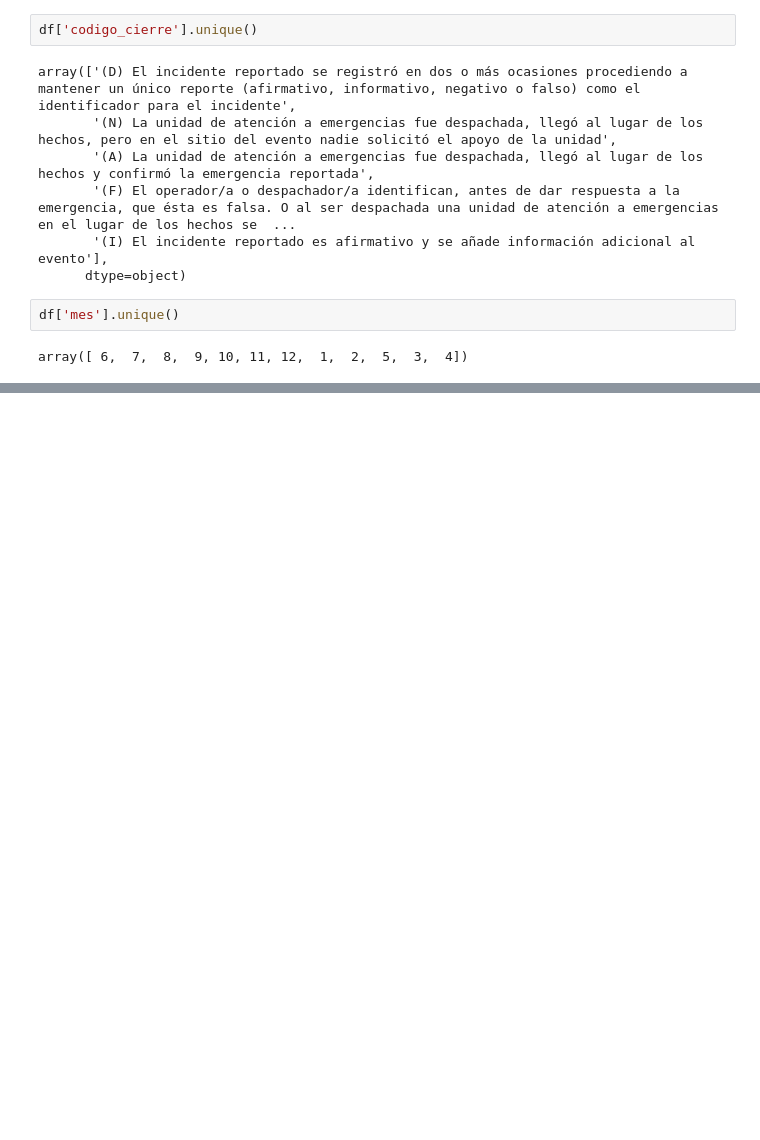
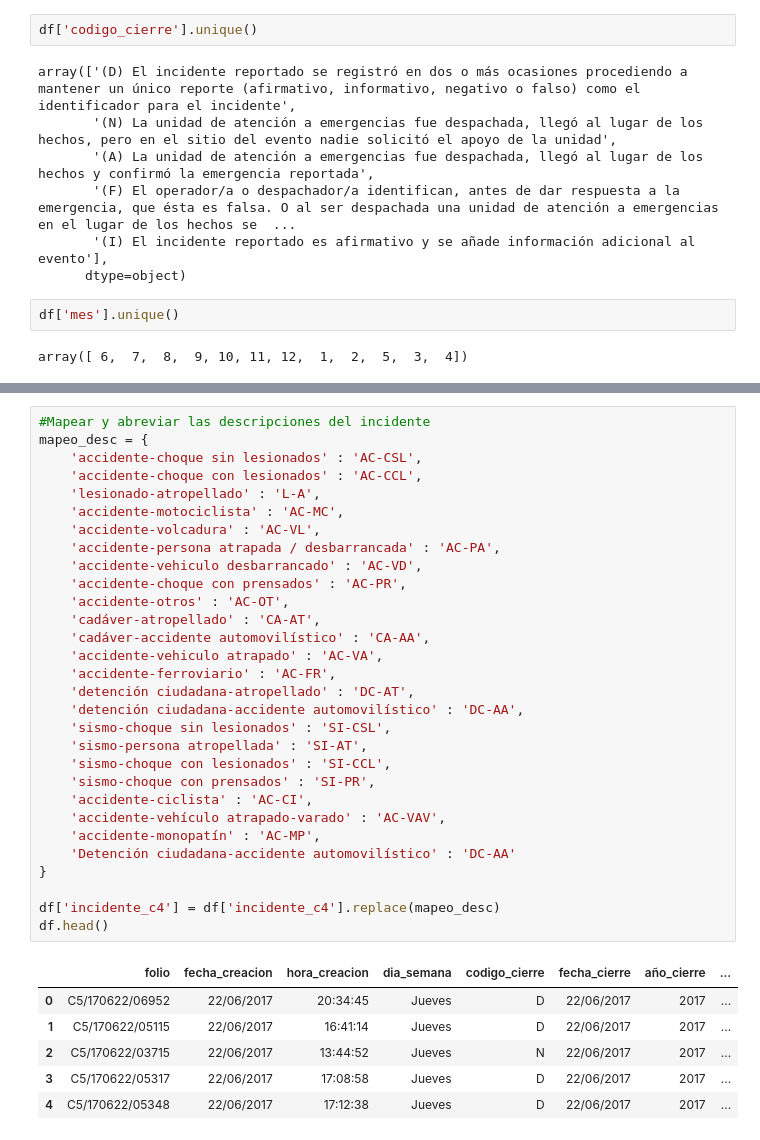
Before and after one commit to rochagose/dashboard-accidentes-MX, a Jupyter notebook: EDA.ipynb, the cells around one changed output, grey strips where cells are left out. Saved outputs shown, nothing was run; the diff lists cells and outputs as text; blank space fills up the shorter version.

```diff
--- a/EDA.ipynb
+++ b/EDA.ipynb
@@ -191,0 +243,37 @@ array([ 6,  7,  8,  9, 10, 11, 12,  1,  2,  5,  3,  4])
+# %%
+#Mapear y abreviar las descripciones del incidente
+mapeo_desc = {
+    'accidente-choque sin lesionados' : 'AC-CSL',
+    'accidente-choque con lesionados' : 'AC-CCL',
+    'lesionado-atropellado' : 'L-A',
+    'accidente-motociclista' : 'AC-MC',
+    'accidente-volcadura' : 'AC-VL',
+    'accidente-persona atrapada / desbarrancada' : 'AC-PA',
+    'accidente-vehiculo desbarrancado' : 'AC-VD',
+    'accidente-choque con prensados' : 'AC-PR',
+    'accidente-otros' : 'AC-OT',
+    'cadáver-atropellado' : 'CA-AT',
+    'cadáver-accidente automovilístico' : 'CA-AA',
+    'accidente-vehiculo atrapado' : 'AC-VA',
+    'accidente-ferroviario' : 'AC-FR',
+    'detención ciudadana-atropellado' : 'DC-AT',
+    'detención ciudadana-accidente automovilístico' : 'DC-AA',
+    'sismo-choque sin lesionados' : 'SI-CSL',
+    'sismo-persona atropellada' : 'SI-AT',
+    'sismo-choque con lesionados' : 'SI-CCL',
+    'sismo-choque con prensados' : 'SI-PR',
+    'accidente-ciclista' : 'AC-CI',
+    'accidente-vehículo atrapado-varado' : 'AC-VAV',
+    'accidente-monopatín' : 'AC-MP',
+    'Detención ciudadana-accidente automovilístico' : 'DC-AA'
+}
+
+df['incidente_c4'] = df['incidente_c4'].replace(mapeo_desc)
+df.head()
+# %% [output]
+|  | folio | fecha_creacion | hora_creacion | dia_semana | codigo_cierre | fecha_cierre | año_cierre | ... |
+| 0 | C5/170622/06952 | 22/06/2017 | 20:34:45 | Jueves | D | 22/06/2017 | 2017 | ... |
+| 1 | C5/170622/05115 | 22/06/2017 | 16:41:14 | Jueves | D | 22/06/2017 | 2017 | ... |
+| 2 | C5/170622/03715 | 22/06/2017 | 13:44:52 | Jueves | N | 22/06/2017 | 2017 | ... |
+| 3 | C5/170622/05317 | 22/06/2017 | 17:08:58 | Jueves | D | 22/06/2017 | 2017 | ... |
+| 4 | C5/170622/05348 | 22/06/2017 | 17:12:38 | Jueves | D | 22/06/2017 | 2017 | ... |
```
Also changed, not shown: parts of 5 cells of this notebook.
